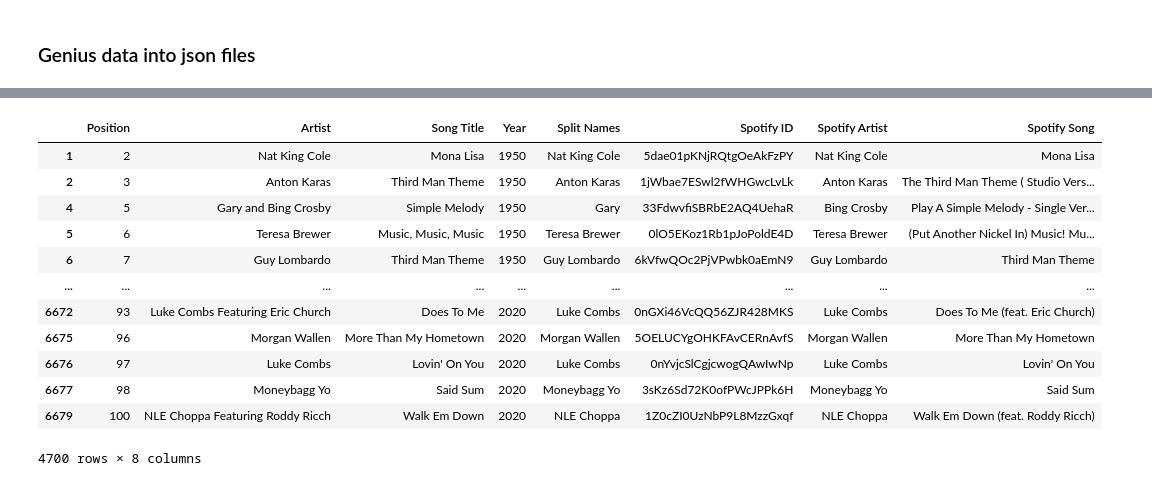
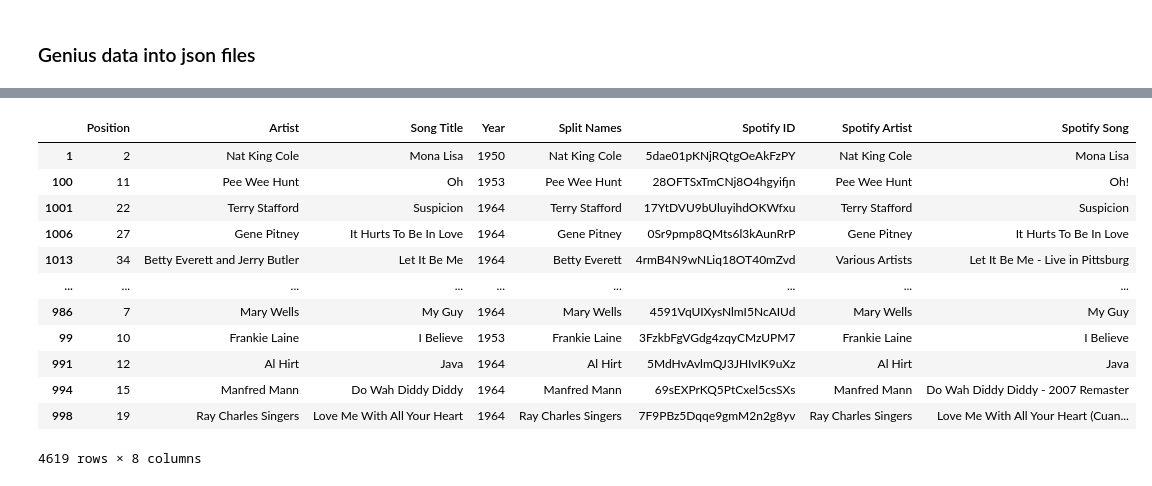
Before and after one commit to alsarna/lyrics_nlp, a Jupyter notebook: data_preprocessing.ipynb, the cells around one changed output, grey strips where cells are left out. Saved outputs shown, nothing was run; the diff lists cells and outputs as text; code cells hidden in the pictures.

Commit message:
improved deleting files with size more than 5KB

```diff
--- a/data_preprocessing.ipynb
+++ b/data_preprocessing.ipynb
@@ -183,11 +183,15 @@ err = [12, 23, 25, 53, 60, 74, 84, 100, 101, 103, 111, 116, 141, 160, 173, 190,
 json_delete = [str(j) + '.json' for j in err]
 # Deteling json files that are in json_delete list and bigger than 5KB
 all_json_files = os.listdir(jsons_path)
-#for x in all_json_files:
-#    filepath = jsons_path + r'\\' + str(x)
-#    json_size = os.path.getsize(filepath)
-#    if (json_size > 5000) or (x in err): #error_list
-#        os.remove(x)
+for x in all_json_files:
+    filepath = jsons_path + str(x)
+    json_size = os.path.getsize(filepath)
+    if (json_size > 5 * 1024) or (x in err): #error_list
+        os.remove(filepath)
+# Selecting all_billboard_wrap_up data corresponding with actual list of jsons
+all_time_billboard_wrap_up_cleaned = all_time_billboard_wrap_up.iloc[[int(x[:-5]) for x in os.listdir(jsons_path)]]
+
+# need correct order
 # %%
 # pd.set_option("display.max_rows", None, "display.max_columns", None)
 # Function that enables to find Spotify ID
@@ -197,6 +201,6 @@ def find_spotify_id(artist, track):
         return track_id['tracks']['items'][0]['id']
     except IndexError:
         return ''
-all_time_billboard_wrap_up['Spotify ID'] = [find_spotify_id(all_time_billboard_wrap_up['Split Names'].iloc[i], all_time_billboard_wrap_up['Song Title'].iloc[i]) for i in range(len(all_time_billboard_wrap_up))]
-display(all_time_billboard_wrap_up)
+all_time_billboard_wrap_up_cleaned['Spotify ID'] = [find_spotify_id(all_time_billboard_wrap_up_cleaned['Split Names'].iloc[i], all_time_billboard_wrap_up_cleaned['Song Title'].iloc[i]) for i in range(len(all_time_billboard_wrap_up_cleaned))]
+display(all_time_billboard_wrap_up_cleaned)
 # %% [output]
@@ -221,6 +230,6 @@ sum(all_time_billboard_wrap_up['Spotify ID'] == '')
 # %%
 # Check artist and song name for n Spotify IDs
-spotify_ids = all_time_billboard_wrap_up['Spotify ID'].tolist()
+spotify_ids = all_time_billboard_wrap_up_cleaned['Spotify ID'].tolist()
 spotify_artists = []
 spotify_songs = []
 for i in range(0, len(spotify_ids)):
@@ -235,7 +244,7 @@ for i in range(0, len(spotify_ids)):
         spotify_songs.append(song_name)
         spotify_artists.append(artist)
 # %%
-all_time_billboard_wrap_up['Spotify Artist'] = spotify_artists
-all_time_billboard_wrap_up['Spotify Song'] = spotify_songs
-display(all_time_billboard_wrap_up)
+all_time_billboard_wrap_up_cleaned['Spotify Artist'] = spotify_artists
+all_time_billboard_wrap_up_cleaned['Spotify Song'] = spotify_songs
+display(all_time_billboard_wrap_up_cleaned)
 # %% [output]
@@ -255,16 +274,16 @@ display(all_time_billboard_wrap_up)
 # %%
-all_time_billboard_wrap_up[all_time_billboard_wrap_up['Spotify Artist'].isin(all_time_billboard_wrap_up['Artist'])]
+all_time_billboard_wrap_up_cleaned[all_time_billboard_wrap_up_cleaned['Spotify Artist'].isin(all_time_billboard_wrap_up_cleaned['Artist'])]
 # %% [output]
 |  | Position | Artist | Song Title | Year | Split Names | Spotify ID | Spotify Artist | Spotify Song |
 | 1 | 2 | Nat King Cole | Mona Lisa | 1950 | Nat King Cole | 5dae01pKNjRQtgOeAkFzPY | Nat King Cole | Mona Lisa |
-| 2 | 3 | Anton Karas | Third Man Theme | 1950 | Anton Karas | 1jWbae7ESwl2fWHGwcLvLk | Anton Karas | The Third Man Theme ( Studio Vers... |
-| 4 | 5 | Gary and Bing Crosby | Simple Melody | 1950 | Gary | 33FdwvfiSBRbE2AQ4UehaR | Bing Crosby | Play A Simple Melody - Single Ver... |
-| 5 | 6 | Teresa Brewer | Music, Music, Music | 1950 | Teresa Brewer | 0lO5EKoz1Rb1pJoPoldE4D | Teresa Brewer | (Put Another Nickel In) Music! Mu... |
-| 6 | 7 | Guy Lombardo | Third Man Theme | 1950 | Guy Lombardo | 6kVfwQOc2PjVPwbk0aEmN9 | Guy Lombardo | Third Man Theme |
+| 100 | 11 | Pee Wee Hunt | Oh | 1953 | Pee Wee Hunt | 28OFTSxTmCNj8O4hgyifjn | Pee Wee Hunt | Oh! |
+| 1001 | 22 | Terry Stafford | Suspicion | 1964 | Terry Stafford | 17YtDVU9bUluyihdOKWfxu | Terry Stafford | Suspicion |
+| 1006 | 27 | Gene Pitney | It Hurts To Be In Love | 1964 | Gene Pitney | 0Sr9pmp8QMts6l3kAunRrP | Gene Pitney | It Hurts To Be In Love |
+| 1013 | 34 | Betty Everett and Jerry Butler | Let It Be Me | 1964 | Betty Everett | 4rmB4N9wNLiq18OT40mZvd | Various Artists | Let It Be Me - Live in Pittsburg |
 | ... | ... | ... | ... | ... | ... | ... | ... | ... |
-| 6672 | 93 | Luke Combs Featuring Eric Church | Does To Me | 2020 | Luke Combs | 0nGXi46VcQQ56ZJR428MKS | Luke Combs | Does To Me (feat. Eric Church) |
-| 6675 | 96 | Morgan Wallen | More Than My Hometown | 2020 | Morgan Wallen | 5OELUCYgOHKFAvCERnAvfS | Morgan Wallen | More Than My Hometown |
-| 6676 | 97 | Luke Combs | Lovin' On You | 2020 | Luke Combs | 0nYvjcSlCgjcwogQAwIwNp | Luke Combs | Lovin' On You |
-| 6677 | 98 | Moneybagg Yo | Said Sum | 2020 | Moneybagg Yo | 3sKz6Sd72K0ofPWcJPPk6H | Moneybagg Yo | Said Sum |
-| 6679 | 100 | NLE Choppa Featuring Roddy Ricch | Walk Em Down | 2020 | NLE Choppa | 1Z0cZI0UzNbP9L8MzzGxqf | NLE Choppa | Walk Em Down (feat. Roddy Ricch) |
+| 986 | 7 | Mary Wells | My Guy | 1964 | Mary Wells | 4591VqUIXysNlmI5NcAIUd | Mary Wells | My Guy |
+| 99 | 10 | Frankie Laine | I Believe | 1953 | Frankie Laine | 3FzkbFgVGdg4zqyCMzUPM7 | Frankie Laine | I Believe |
+| 991 | 12 | Al Hirt | Java | 1964 | Al Hirt | 5MdHvAvlmQJ3JHIvIK9uXz | Al Hirt | Java |
+| 994 | 15 | Manfred Mann | Do Wah Diddy Diddy | 1964 | Manfred Mann | 69sEXPrKQ5PtCxel5csSXs | Manfred Mann | Do Wah Diddy Diddy - 2007 Remaster |
+| 998 | 19 | Ray Charles Singers | Love Me With All Your Heart | 1964 | Ray Charles Singers | 7F9PBz5Dqqe9gmM2n2g8yv | Ray Charles Singers | Love Me With All Your Heart (Cuan... |
-4700 rows × 8 columns
+4619 rows × 8 columns
```
Also changed, not shown: parts of 3 cells of this notebook.
